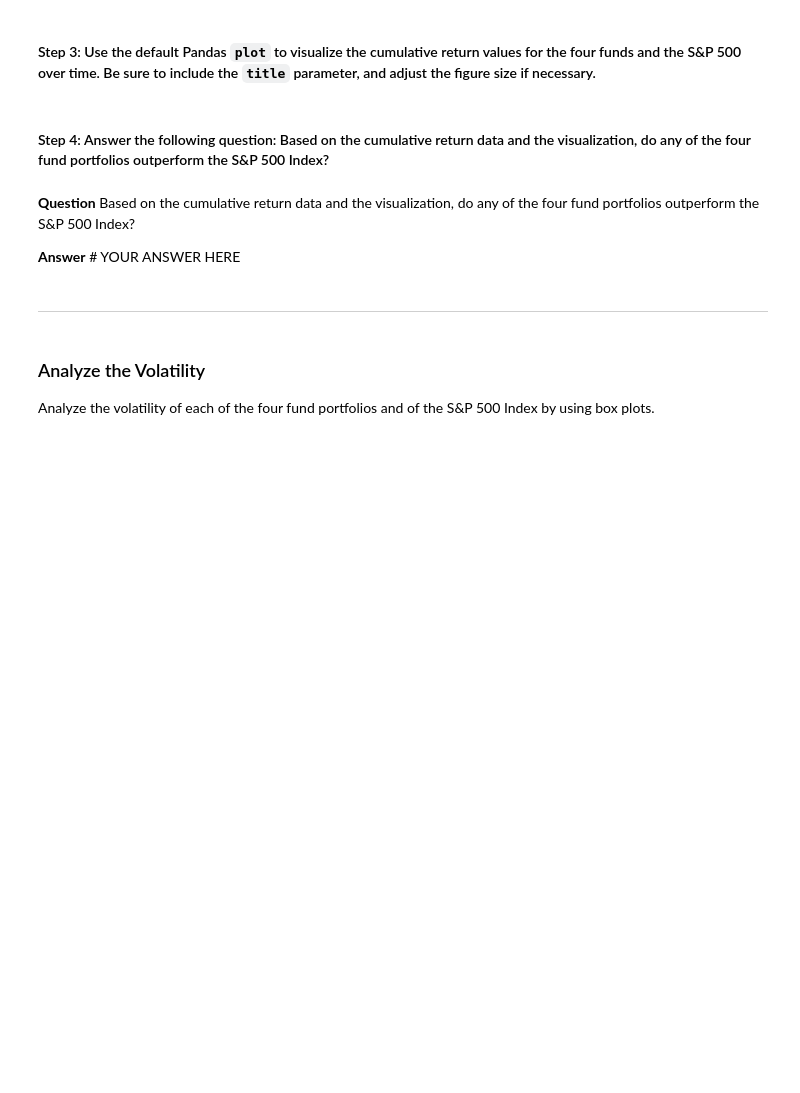
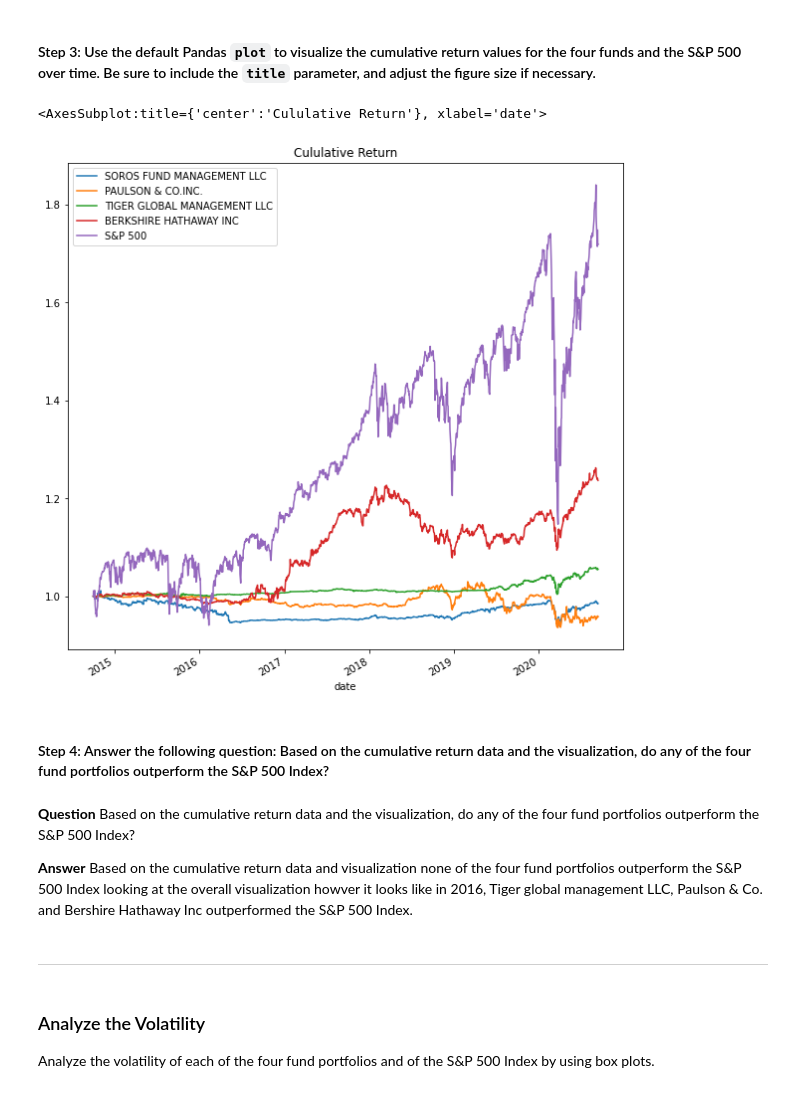
Before and after one commit to Oleener/Challenge_4, a Jupyter notebook: Challenge/Starter_Code/risk_return_analysis.ipynb, the cells around one changed output. Saved outputs shown, nothing was run; the diff lists cells and outputs as text; code cells hidden in the pictures; blank space fills up the shorter version.

```diff
--- a/Challenge/Starter_Code/risk_return_analysis.ipynb
+++ b/Challenge/Starter_Code/risk_return_analysis.ipynb
@@ -150,4 +169,6 @@ navs_daily_returns.plot.bar(title="Daily Return")
 # %%
 # Calculate and plot the cumulative returns of the 4 fund portfolios and the S&P 500
 # Review the last 5 rows of the cumulative returns DataFrame
-# YOUR CODE HERE
+
+navs_cumulative_returns = (1 + navs_daily_returns).cumprod()
+navs_cumulative_returns.head()
@@ -156,13 +185,17 @@ navs_daily_returns.plot.bar(title="Daily Return")
 # %%
 # Visualize the cumulative returns using the Pandas plot function
 # Include a title parameter and adjust the figure size
-# YOUR CODE HERE
+
+navs_cumulative_returns.plot(title="Cululative Return", figsize = (10,10))
+# %% [output]
+<AxesSubplot:title={'center':'Cululative Return'}, xlabel='date'>
+[figure, added]
 # %% [markdown]
 #### Step 4: Answer the following question: Based on the cumulative return data and the visualization, do any of the four fund portfolios outperform the S&P 500 Index?
 # %% [markdown]
 **Question** Based on the cumulative return data and the visualization, do any of the four fund portfolios outperform the S&P 500 Index?
 
-**Answer** # YOUR ANSWER HERE
+**Answer** Based on the cumulative return data and visualization none of the four fund portfolios outperform the S&P 500 Index looking at the overall visualization howver it looks like in 2016, Tiger global management LLC, Paulson & Co. and Bershire Hathaway Inc outperformed the S&P 500 Index.
 # %% [markdown]
 ---
 # %% [markdown]
```
Also changed, not shown: parts of 4 cells of this notebook.
